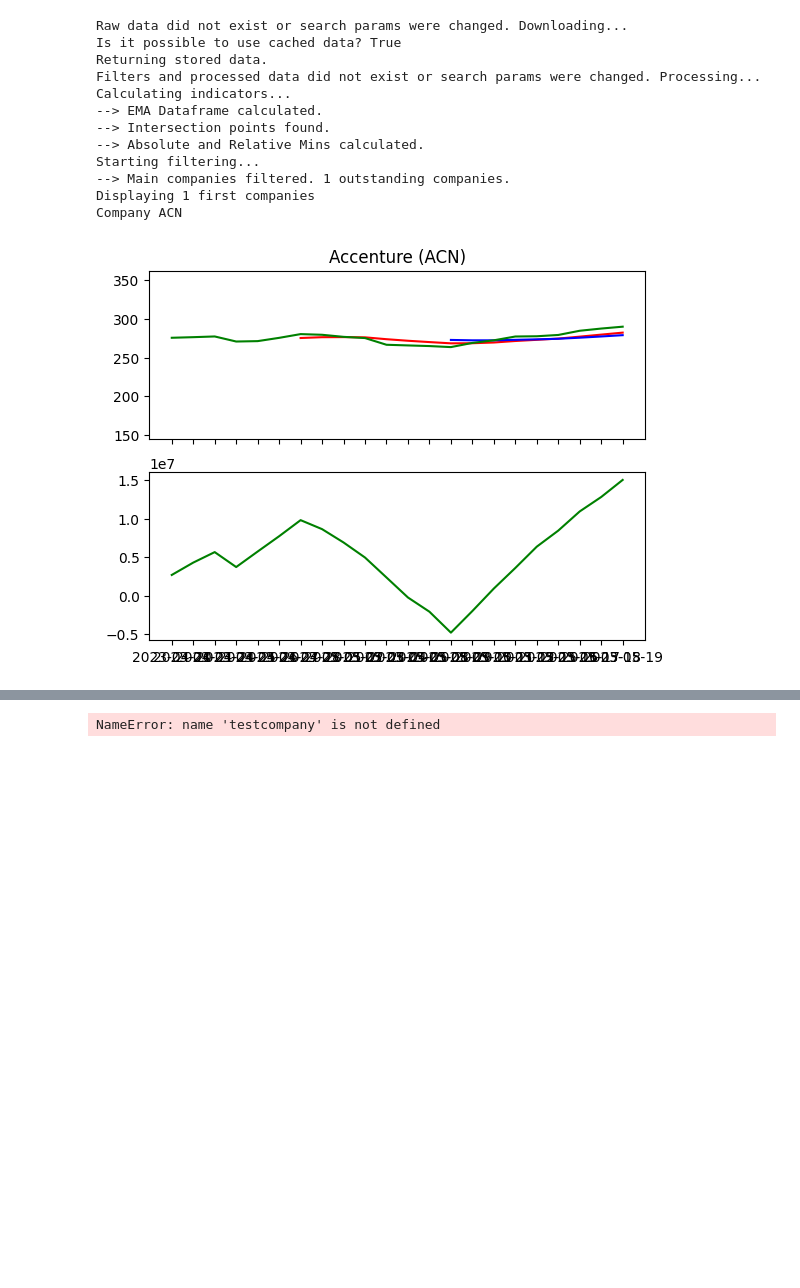
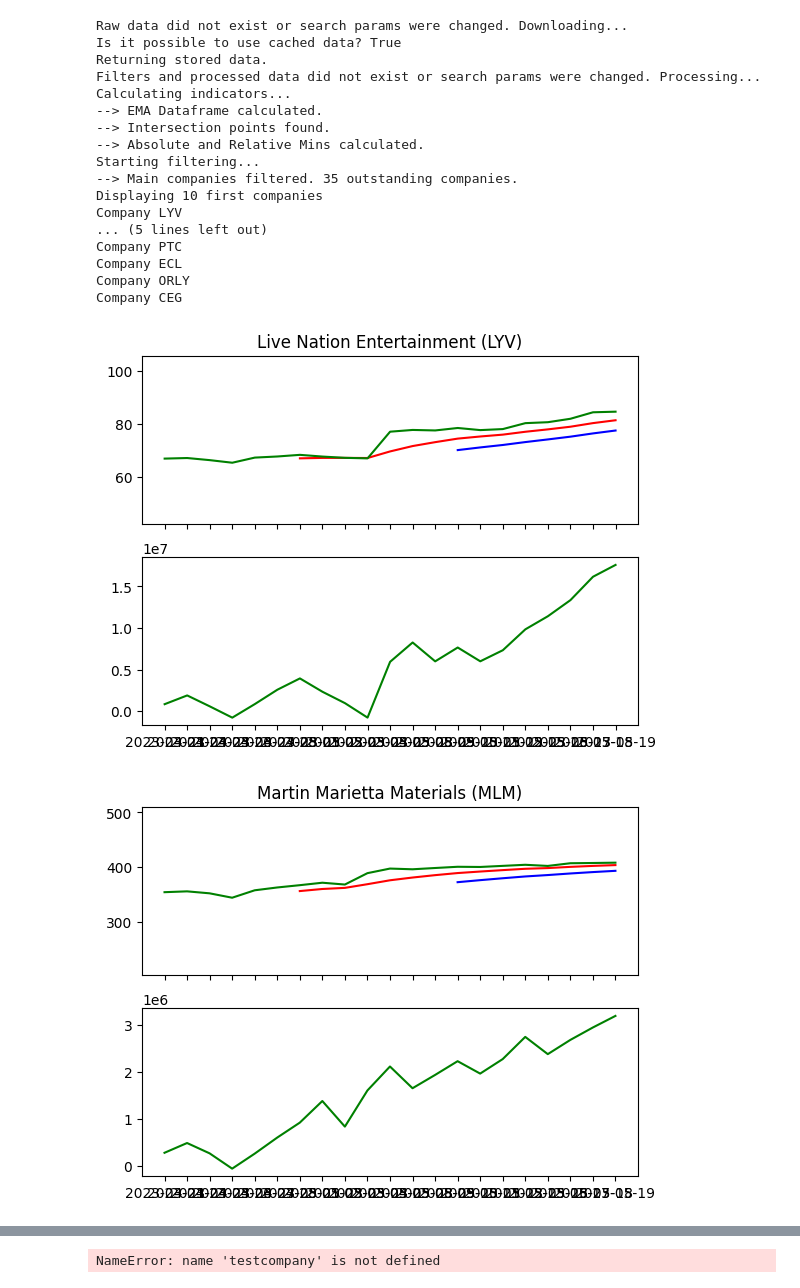
Before and after one commit to pablomleal/TA_Lib, a Jupyter notebook: index.ipynb, the cells around one changed output, grey strips where cells are left out. Cells and saved outputs as stored; diff of their text form; code cells hidden in the pictures; blank space fills up the shorter version.

```diff
--- a/index.ipynb
+++ b/index.ipynb
@@ -44,5 +55,5 @@ def plot_one_with_obv(x, EMA_df, closes, OBV_df):
 
 def showData(closes, EMA_df, OBV_df, keyStats, filterSet, tickers_df):
     filteredCompanies = viz.filter_companies(keyStats, filterSet)
-    filteredCompanies.to_csv("./logs/filteredCompanies_" + pd.to_datetime('today').strftime('%Y%m%d'))
-    viz.plot_all(closes, EMA_df, OBV_df, filteredCompanies, tickers_df, limit=10)
+    #filteredCompanies.to_csv("./logs/filteredCompanies_" + pd.to_datetime('today').strftime('%Y%m%d'))
+    viz.plot_all(closes, EMA_df, OBV_df, filteredCompanies, tickers_df, keyStats, limit=10)
@@ -78,7 +102,8 @@ def get_reset_mode(numberOfStocks, daysSince, filterSet):
 
     search_params_current = dict(numberOfStocks=numberOfStocks, daysSince = daysSince)
     resetMode = 0
-    if (('filter_params_cache' not in globals()) or ('keyStats' not in globals()) or (filterSet != filter_params_cache)): resetMode = 1
+    #if (('filter_params_cache' not in globals()) or ('keyStats' not in globals()) or (filterSet != filter_params_cache)): resetMode = 1
+    if ('keyStats' not in globals()): resetMode = 1
     if (('search_params_cache' not in globals()) or ('closes' not in globals()) or (search_params_current != search_params_cache)): resetMode = 2
 
     search_params_cache = search_params_current
@@ -112,24 +137,30 @@ def find_stocks(filterSet, numberOfStocks=500, daysSince=30):
 #all(var in globals() for var in ['filter_params_cache', 'search_params_cache'])
 #del(closes)
 # %%
-(closes, spreads, volumes, EMA_df, keyStats, tickers_df) = find_stocks(numberOfStocks=5, filterSet=dict({
+(closes, spreads, volumes, EMA_df, keyStats, tickers_df) = find_stocks(numberOfStocks=500, filterSet=dict({
     #"aboveAvgRatio":0.02,
     "aboveMinAbs":0.0001, #Originally 0.0001
     #"minPositivePeriod":4,
     #"ratioContr":1,
-    "latestGrowth":0.0001 #Originally 0.005
+    "latestGrowth":0.001 #Originally 0.005
      }))
 # %% [output]
 Raw data did not exist or search params were changed. Downloading...
 Is it possible to use cached data? True
 Returning stored data.
 Filters and processed data did not exist or search params were changed. Processing...
 Calculating indicators...
 --> EMA Dataframe calculated.
 --> Intersection points found.
 --> Absolute and Relative Mins calculated.
 Starting filtering...
---> Main companies filtered. 1 outstanding companies.
-Displaying 1 first companies
-Company ACN
+--> Main companies filtered. 35 outstanding companies.
+Displaying 10 first companies
+Company LYV
+... (5 lines left out)
+Company PTC
+Company ECL
+Company ORLY
+Company CEG
-[figure, old version]
+[figure, new version]
+[figure, added]
```
Also changed, not shown: parts of 8 cells of this notebook, 16 other files.
